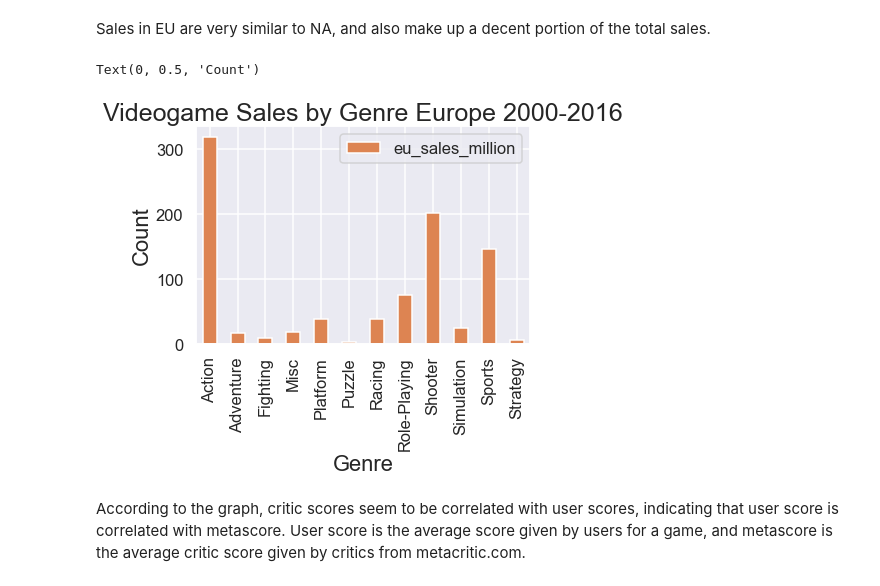
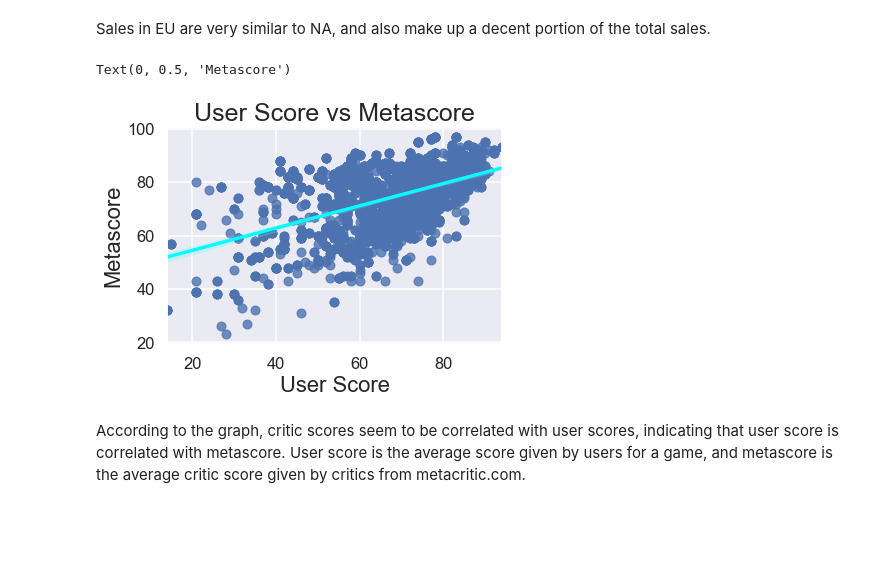
Before and after one commit to kvh8899/mostpopvidgame, a Jupyter notebook: FinalProject_group004.ipynb, the cells around one changed output. Cells and saved outputs as stored; diff of their text form; code cells hidden in the pictures; blank space fills up the shorter version.

```diff
--- a/FinalProject_group004.ipynb
+++ b/FinalProject_group004.ipynb
@@ -331,10 +339,10 @@ Text(0, 0.5, 'Count')
 # %% [markdown]
 Sales in EU are very similar to NA, and also make up a decent portion of the total sales.
 # %%
-eu = salesD.plot.bar(y = ['eu_sales_million'], color="#dd8452")
-plt.title('Videogame Sales by Genre Europe 2000-2016', size = 25)
-plt.xlabel("Genre", size = 22)
-plt.ylabel("Count", size = 22)
+sns.regplot(data=vgsales, x="user_score", y="metascore",line_kws={"color": "cyan"})
+plt.title('User Score vs Metascore', size = 25)
+plt.xlabel("User Score", size = 22)
+plt.ylabel("Metascore", size = 22)
 # %% [output]
-Text(0, 0.5, 'Count')
+Text(0, 0.5, 'Metascore')
-[figure, old version]
+[figure, new version]
```
Also changed, not shown: parts of 9 cells of this notebook.
